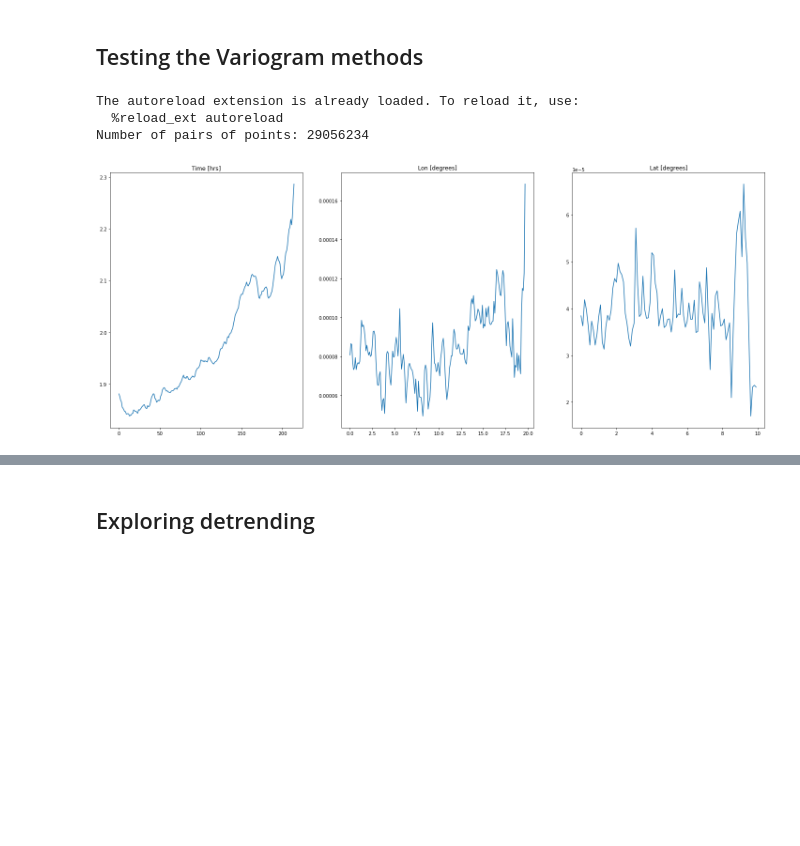
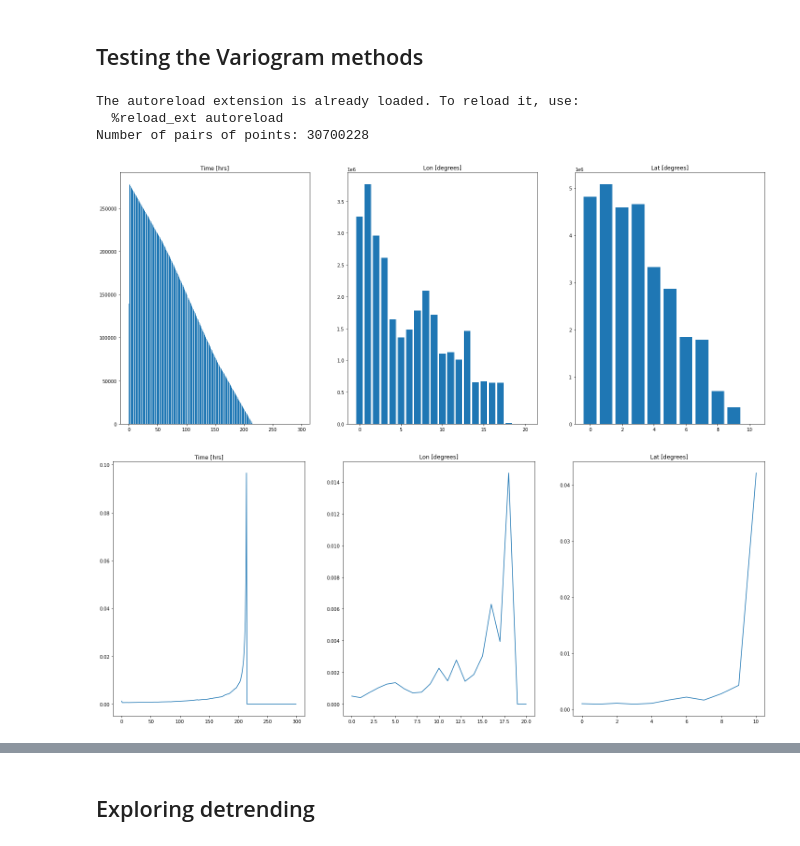
Before and after one commit to MariusWiggert/OceanPlatformControl, a Jupyter notebook: ocean_navigation_simulator/generative_error_model/test_variogram.ipynb, the cells around one changed output, grey strips where cells are left out. Drawn from its saved outputs; the diff is of its cells as text; code cells hidden in the pictures; blank space fills up the shorter version.

Commit message:
bug fixed in build_variogram due to incorrect reshape + gen method now has same functionality as normal method

```diff
--- a/ocean_navigation_simulator/generative_error_model/test_variogram.ipynb
+++ b/ocean_navigation_simulator/generative_error_model/test_variogram.ipynb
@@ -5,26 +5,34 @@
 %autoreload 2
 
 from variogram.VariogramAnalysis import VariogramAnalysis
+from Dataset import load_test_data
 
 import geostatspy.geostats as geostats
 import pandas as pd
 import matplotlib.pyplot as plt
 import numpy as np
+import os
 
 # hard code path
 data_dir = "/home/jonas/Documents/Thesis/OceanPlatformControl/data/drifter_data/dataset_forecast_error"
 file_list = os.listdir(data_dir)
-file_path = os.path.join(data_dir, file_list[1])
+file_path = os.path.join(data_dir, file_list[0])
+data = pd.read_csv(file_path)
 
-data = pd.read_csv(file_path)
+# # load data for 40 days
+# data = load_test_data()
+
 vario_ana = VariogramAnalysis(data)
 vario_ana.detrend(detrend_var="lat", num_bins=5)
-bins, bins_count = vario_ana.build_variogram((0.1,0.1,1), (200,100,240), chunk_size=int(1e6), detrended=True)
+vario_ana.build_variogram((1,1,1), (21,11,300), chunk_size=int(1e6), detrended=True, cross_buoy_pairs_only=True)
+print() # supressing printing
 # %% [output]
 The autoreload extension is already loaded. To reload it, use:
   %reload_ext autoreload
-Number of pairs of points: 29056234
+Number of pairs of points: 30700228
 # %%
-vario_ana.plot_variograms("u")
+vario_ana.plot_histograms()
+vario_ana.plot_variograms("v")
 # %% [output]
-[figure, old version]
+[figure, new version]
+[figure, added]
```
Also changed, not shown: parts of 2 cells of this notebook, 2 other files.
